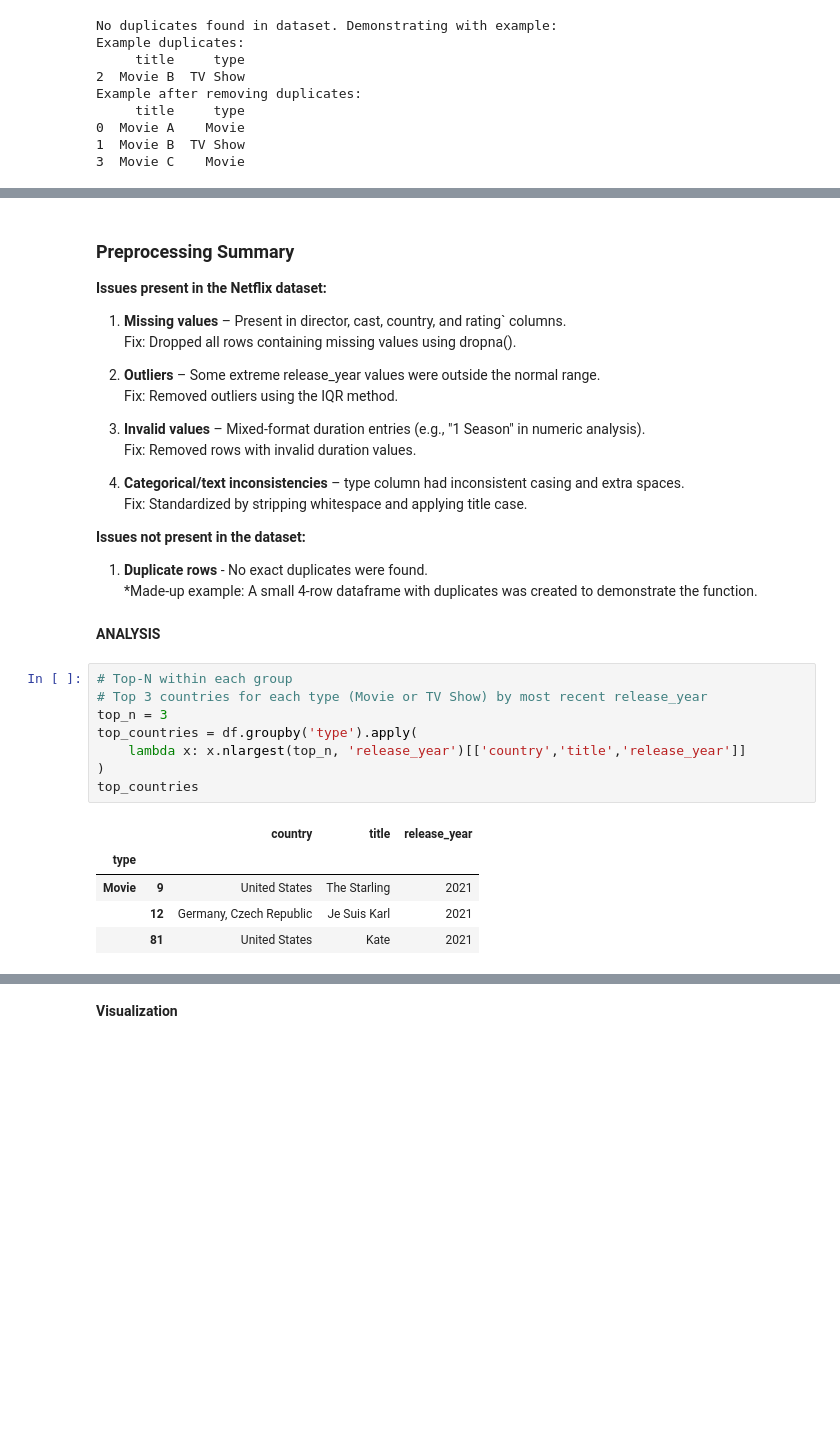
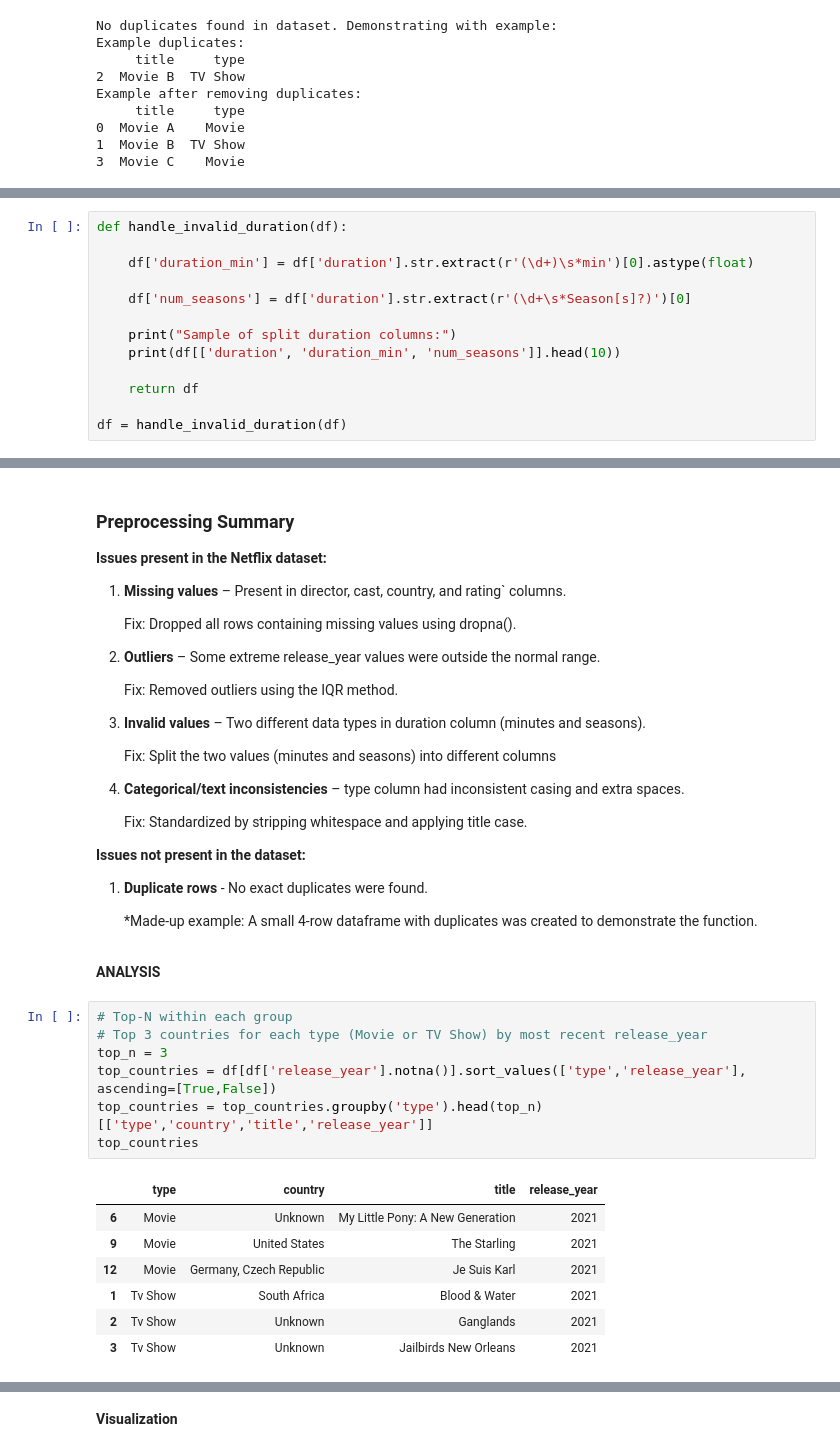
Before and after one commit to Edward-Koh/CS210-p2, a Jupyter notebook: diy_dataset.ipynb, the cells around one changed output, grey strips where cells are left out. Drawn from its saved outputs; the diff is of its cells as text; blank space fills up the shorter version.

```diff
--- a/diy_dataset.ipynb
+++ b/diy_dataset.ipynb
@@ -133,0 +86,13 @@ Invalid duration rows:
+# %%
+def handle_invalid_duration(df):
+
+    df['duration_min'] = df['duration'].str.extract(r'(\d+)\s*min')[0].astype(float)
+
+    df['num_seasons'] = df['duration'].str.extract(r'(\d+\s*Season[s]?)')[0]
+
+    print("Sample of split duration columns:")
+    print(df[['duration', 'duration_min', 'num_seasons']].head(10))
+
+    return df
+
+df = handle_invalid_duration(df)
@@ -223,36 +201,43 @@ Name: type, dtype: object
 **Issues present in the Netflix dataset:**
 
 1. **Missing values** – Present in director, cast, country, and rating` columns.
+
    Fix: Dropped all rows containing missing values using dropna().
 
 2. **Outliers** – Some extreme release_year values were outside the normal range.
+
    Fix: Removed outliers using the IQR method.
 
-3. **Invalid values** – Mixed-format duration entries (e.g., "1 Season" in numeric analysis).
-   Fix: Removed rows with invalid duration values.
+3. **Invalid values** – Two different data types in duration column (minutes and seasons).
+
+   Fix: Split the two values (minutes and seasons) into different columns
 
 4. **Categorical/text inconsistencies** – type column had inconsistent casing and extra spaces.
+
    Fix: Standardized by stripping whitespace and applying title case.
+
 
 **Issues not present in the dataset:**
 
 1. **Duplicate rows** - No exact duplicates were found.
-*Made-up example: A small 4-row dataframe with duplicates was created to demonstrate the function.
+
+   *Made-up example: A small 4-row dataframe with duplicates was created to demonstrate the function.
 # %% [markdown]
 **ANALYSIS**
 # %%
 # Top-N within each group
 # Top 3 countries for each type (Movie or TV Show) by most recent release_year
 top_n = 3
-top_countries = df.groupby('type').apply(
-    lambda x: x.nlargest(top_n, 'release_year')[['country','title','release_year']]
-)
+top_countries = df[df['release_year'].notna()].sort_values(['type','release_year'], ascending=[True,False])
+top_countries = top_countries.groupby('type').head(top_n)[['type','country','title','release_year']]
 top_countries
 # %% [output]
-|  |  | country | title | release_year |
-| type |  |  |  |  |
-| Movie | 9 | United States | The Starling | 2021 |
-|  | 12 | Germany, Czech Republic | Je Suis Karl | 2021 |
-|  | 81 | United States | Kate | 2021 |
+|  | type | country | title | release_year |
+| 6 | Movie | Unknown | My Little Pony: A New Generation | 2021 |
+| 9 | Movie | United States | The Starling | 2021 |
+| 12 | Movie | Germany, Czech Republic | Je Suis Karl | 2021 |
+| 1 | Tv Show | South Africa | Blood & Water | 2021 |
+| 2 | Tv Show | Unknown | Ganglands | 2021 |
+| 3 | Tv Show | Unknown | Jailbirds New Orleans | 2021 |
 # %%
 # Bin comparison
```
Also changed, not shown: parts of 17 cells of this notebook.
